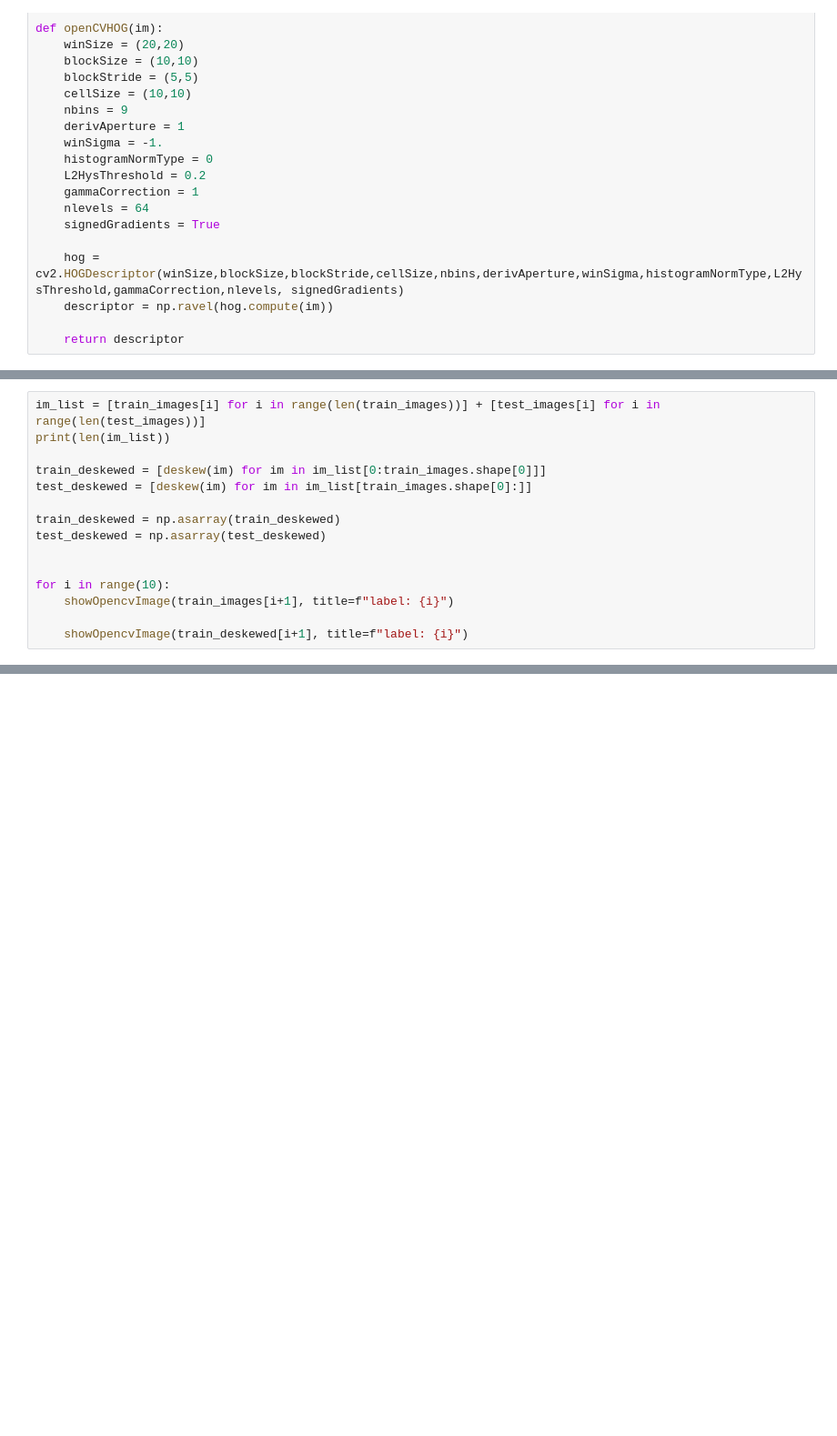
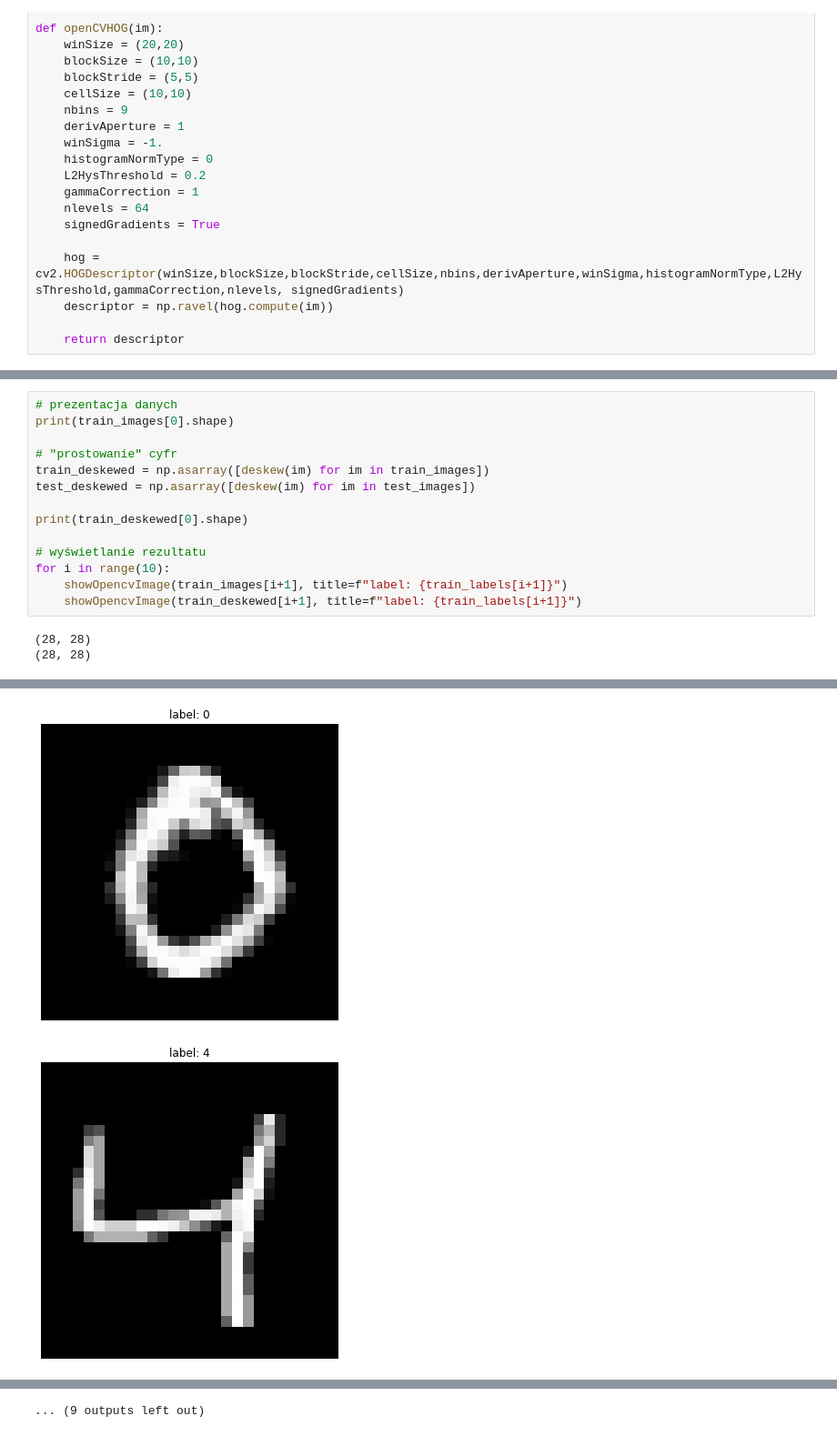
Before and after one commit to KalitaKonrad/inteligencja-obliczeniowa, a Jupyter notebook: projekt2/Widuch_Kalita.ipynb, the cells around one changed output, grey strips where cells are left out. Shown at 91% size. Saved outputs shown, nothing was run; the diff lists cells and outputs as text; blank space fills up the shorter version.

```diff
--- a/projekt2/Widuch_Kalita.ipynb
+++ b/projekt2/Widuch_Kalita.ipynb
@@ -62,15 +69,0 @@ def openCVHOG(im):
-# %%
-im_list = [train_images[i] for i in range(len(train_images))] + [test_images[i] for i in range(len(test_images))]
-print(len(im_list))
-
-train_deskewed = [deskew(im) for im in im_list[0:train_images.shape[0]]]
-test_deskewed = [deskew(im) for im in im_list[train_images.shape[0]:]]
-
-train_deskewed = np.asarray(train_deskewed)
-test_deskewed = np.asarray(test_deskewed)
-
-
-for i in range(10):
-    showOpencvImage(train_images[i+1], title=f"label: {i}")
-
-    showOpencvImage(train_deskewed[i+1], title=f"label: {i}")
@@ -246,0 +75,17 @@ weighted avg       0.86      0.86      0.86       500
+# %%
+# prezentacja danych
+print(train_images[0].shape)
+
+# "prostowanie" cyfr
+train_deskewed = np.asarray([deskew(im) for im in train_images])
+test_deskewed = np.asarray([deskew(im) for im in test_images])
+
+print(train_deskewed[0].shape)
+
+# wyświetlanie rezultatu
+for i in range(10):
+    showOpencvImage(train_images[i+1], title=f"label: {train_labels[i+1]}")
+    showOpencvImage(train_deskewed[i+1], title=f"label: {train_labels[i+1]}")
+# %% [output]
+(28, 28)
+(28, 28)
@@ -246,0 +93,2 @@ weighted avg       0.86      0.86      0.86       500
+[figure, added]
+[figure, added]
@@ -246,0 +103 @@ weighted avg       0.86      0.86      0.86       500
+... (9 outputs left out)
```
Also changed, not shown: parts of 46 cells of this notebook.
